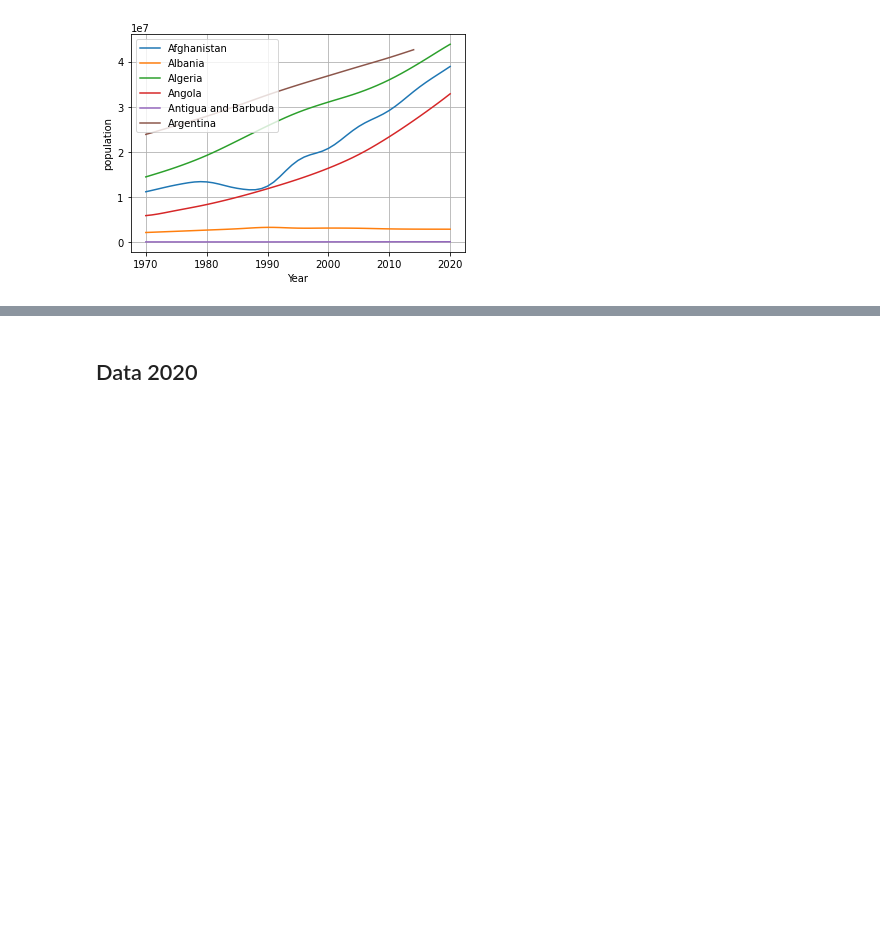
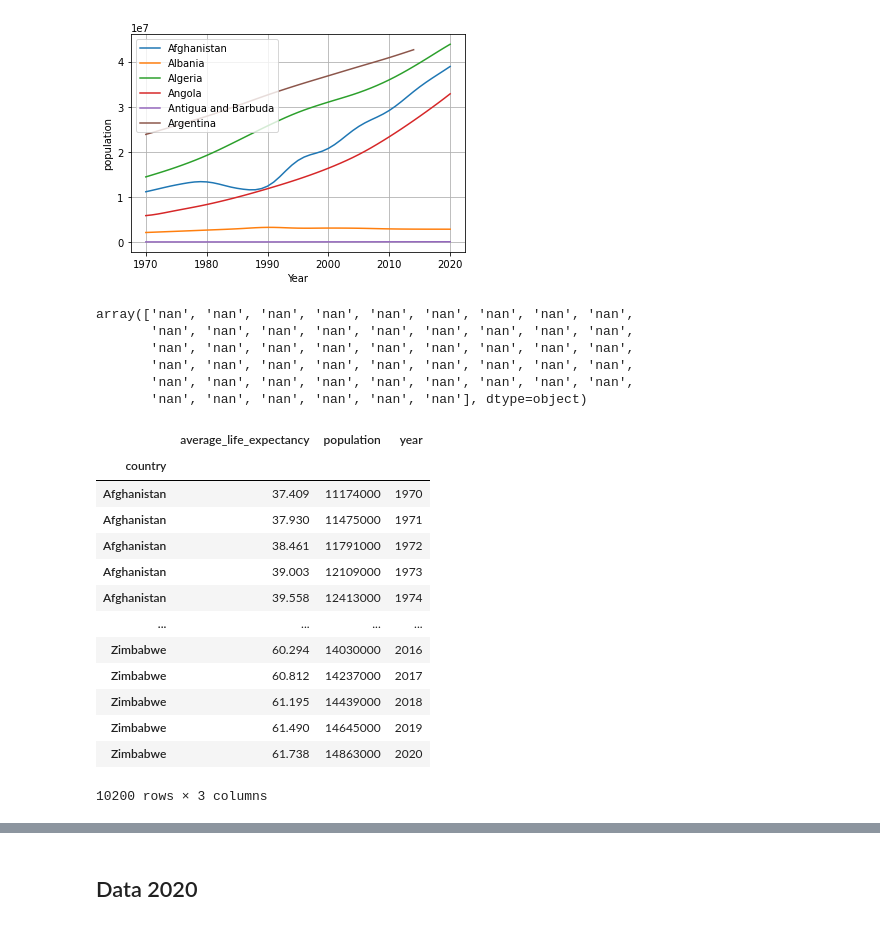
Before and after one commit to simonsasse/dataviz, a Jupyter notebook: main.ipynb, the cells around one changed output, grey strips where cells are left out. Drawn from its saved outputs; the diff is of its cells as text; code cells hidden in the pictures; blank space fills up the shorter version.

```diff
--- a/main.ipynb
+++ b/main.ipynb
@@ -119,3 +120,6 @@ Antigua and Barbuda    AxesSubplot(0.125,0.125;0.775x0.755)
 Argentina              AxesSubplot(0.125,0.125;0.775x0.755)
 Name: population, dtype: object
 [figure]
+# %%
+# Drop regions and so on
+merged_data.set_index('country', inplace=True)
@@ -121,0 +132,27 @@ Name: population, dtype: object
+# %%
+merged_data.rename(index = rename_countries_for_lookup, inplace=True)
+merged_data.drop(country_codes.Country.values, axis=0, inplace=False, errors="ignore").index.values
+# %% [output]
+array(['nan', 'nan', 'nan', 'nan', 'nan', 'nan', 'nan', 'nan', 'nan',
+       'nan', 'nan', 'nan', 'nan', 'nan', 'nan', 'nan', 'nan', 'nan',
+       'nan', 'nan', 'nan', 'nan', 'nan', 'nan', 'nan', 'nan', 'nan',
+       'nan', 'nan', 'nan', 'nan', 'nan', 'nan', 'nan', 'nan', 'nan',
+       'nan', 'nan', 'nan', 'nan', 'nan', 'nan', 'nan', 'nan', 'nan',
+       'nan', 'nan', 'nan', 'nan', 'nan', 'nan'], dtype=object)
+# %%
+merged_data
+# %% [output]
+|  | average_life_expectancy | population | year |
+| country |  |  |  |
+| Afghanistan | 37.409 | 11174000 | 1970 |
+| Afghanistan | 37.930 | 11475000 | 1971 |
+| Afghanistan | 38.461 | 11791000 | 1972 |
+| Afghanistan | 39.003 | 12109000 | 1973 |
+| Afghanistan | 39.558 | 12413000 | 1974 |
+| ... | ... | ... | ... |
+| Zimbabwe | 60.294 | 14030000 | 2016 |
+| Zimbabwe | 60.812 | 14237000 | 2017 |
+| Zimbabwe | 61.195 | 14439000 | 2018 |
+| Zimbabwe | 61.490 | 14645000 | 2019 |
+| Zimbabwe | 61.738 | 14863000 | 2020 |
+10200 rows × 3 columns
```
Also changed, not shown: parts of 9 cells of this notebook, 6 other files.
